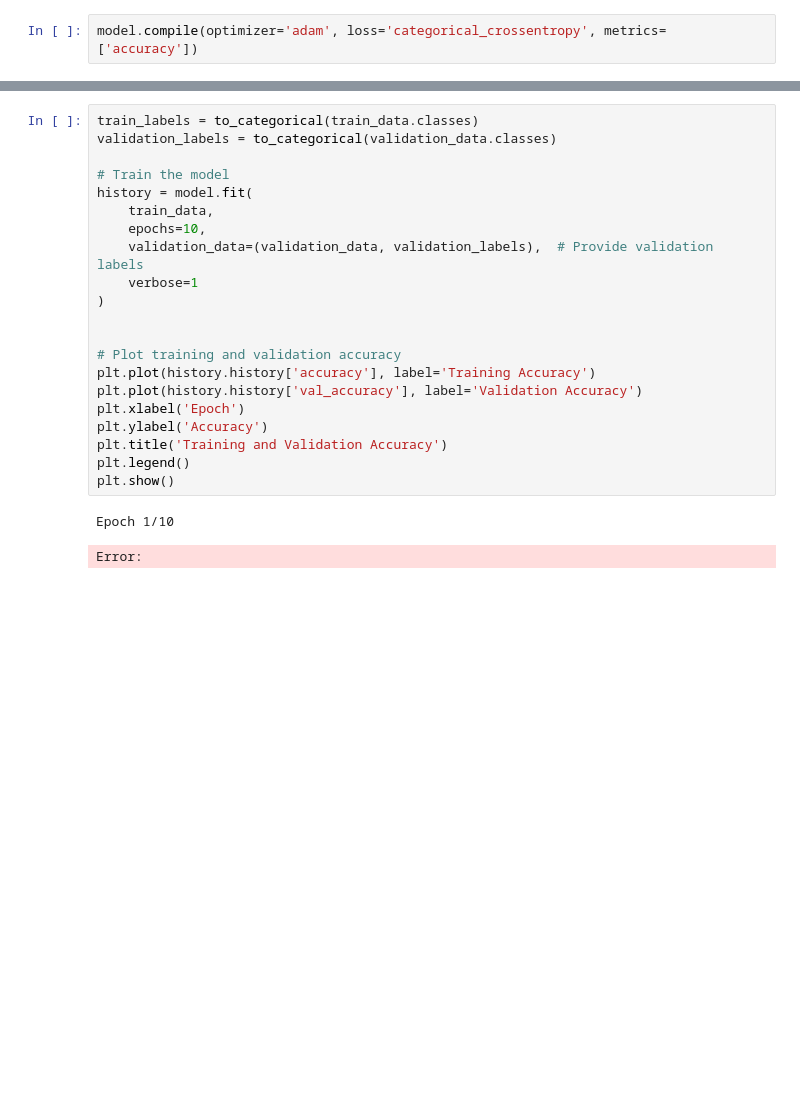
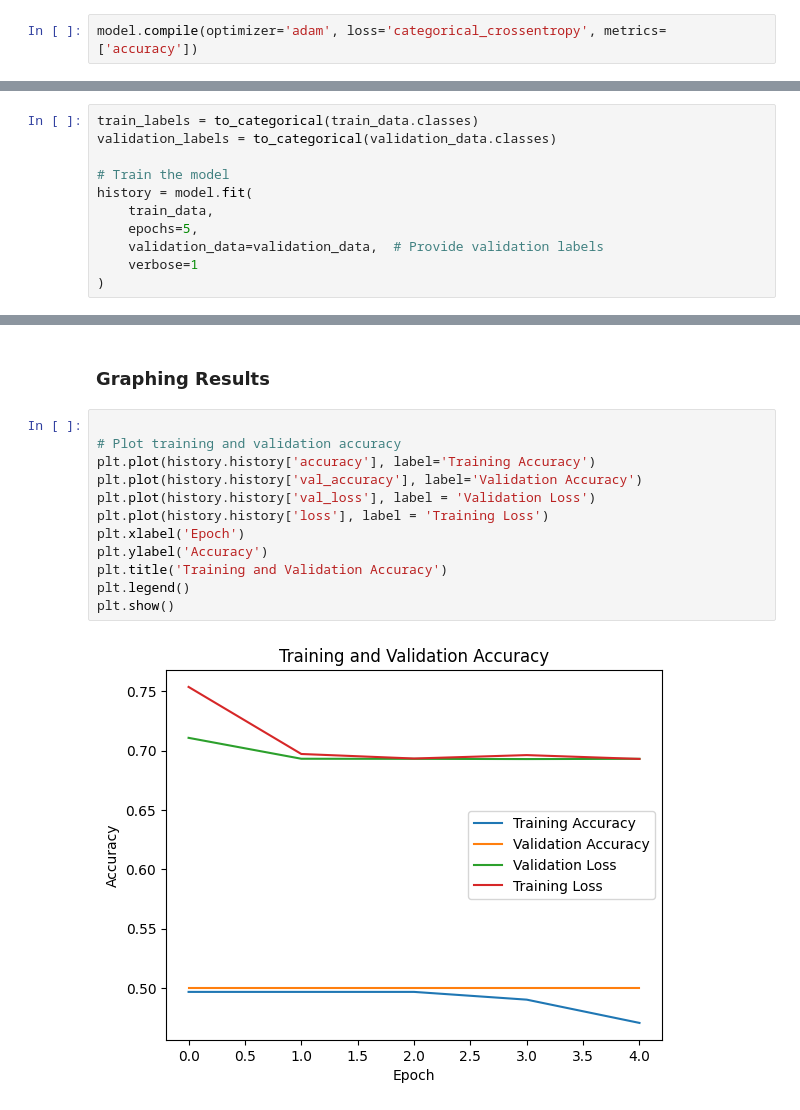
Before and after one commit to isabellegaldau/neural-networks, a Jupyter notebook: src/explore.ipynb, the cells around one changed output, grey strips where cells are left out. Drawn from its saved outputs; the diff is of its cells as text; blank space fills up the shorter version.

```diff
--- a/src/explore.ipynb
+++ b/src/explore.ipynb
@@ -179,0 +162,11 @@ model.compile(optimizer='adam', loss='categorical_crossentropy', metrics=['accur
+# %%
+train_labels = to_categorical(train_data.classes)
+validation_labels = to_categorical(validation_data.classes)
+
+# Train the model
+history = model.fit(
+    train_data,
+    epochs=5,
+    validation_data=validation_data,  # Provide validation labels
+    verbose=1
+)
@@ -180,24 +184,16 @@ model.compile(optimizer='adam', loss='categorical_crossentropy', metrics=['accur
+# %% [markdown]
+### Graphing Results
 # %%
-train_labels = to_categorical(train_data.classes)
-validation_labels = to_categorical(validation_data.classes)
-
-# Train the model
-history = model.fit(
-    train_data,
-    epochs=10,
-    validation_data=(validation_data, validation_labels),  # Provide validation labels
-    verbose=1
-)
-
 
 # Plot training and validation accuracy
 plt.plot(history.history['accuracy'], label='Training Accuracy')
 plt.plot(history.history['val_accuracy'], label='Validation Accuracy')
+plt.plot(history.history['val_loss'], label = 'Validation Loss')
+plt.plot(history.history['loss'], label = 'Training Loss')
 plt.xlabel('Epoch')
 plt.ylabel('Accuracy')
 plt.title('Training and Validation Accuracy')
 plt.legend()
 plt.show()
 # %% [output]
-Epoch 1/10
-Error:
+[figure, added]
```
Also changed, not shown: parts of 9 cells of this notebook.
